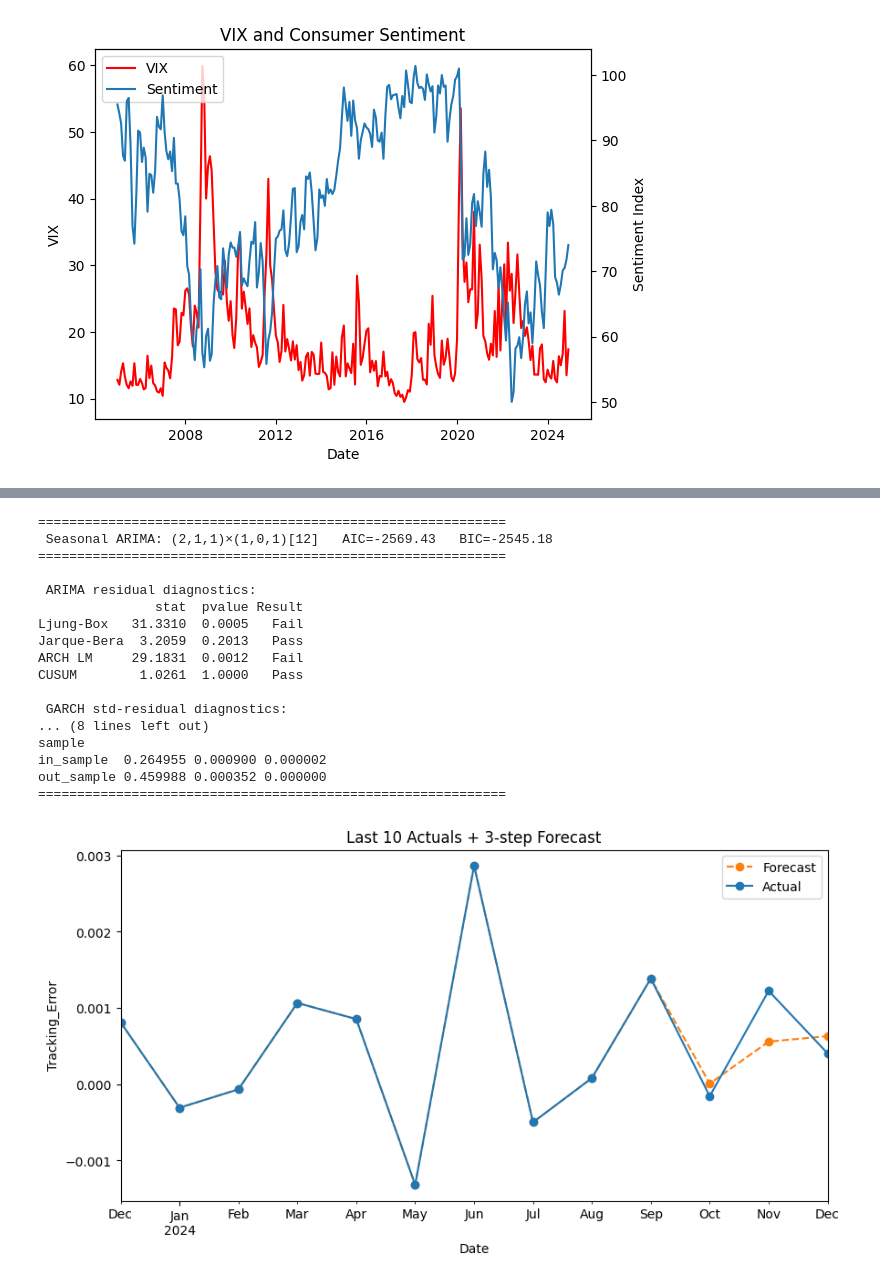
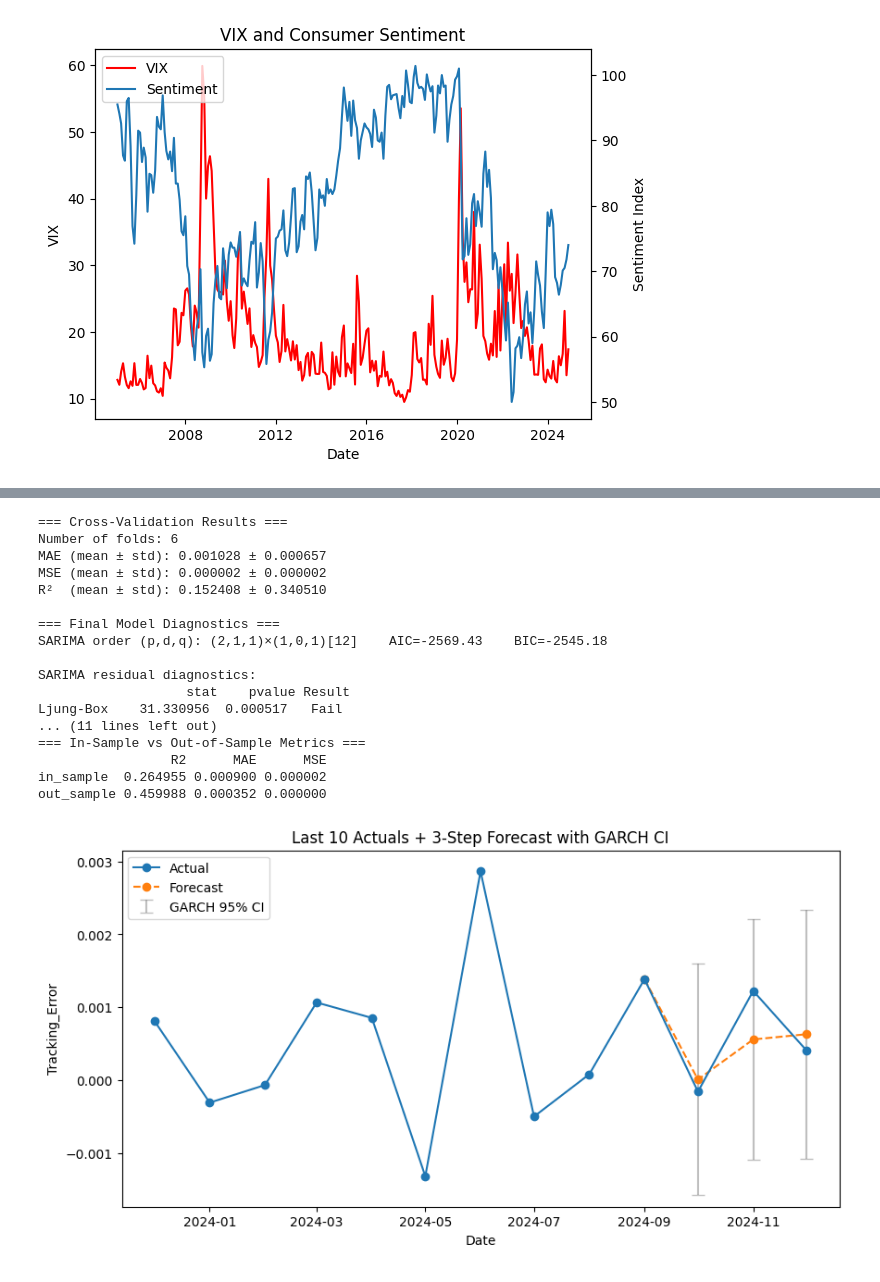
Before and after one commit to AatishDA1/ETF_TD_Forecasting, a Jupyter notebook: forecsating_models/qqq_te_forecasting.ipynb, the cells around one changed output, grey strips where cells are left out. Saved outputs shown, nothing was run; the diff lists cells and outputs as text; code cells hidden in the pictures.

Commit message:
Added MS_SARIMA QQQ Model

```diff
--- a/forecsating_models/qqq_te_forecasting.ipynb
+++ b/forecsating_models/qqq_te_forecasting.ipynb
@@ -144 +176,34 @@ plt.show()
+# %%
+def inv_yeojohnson(x, lmbda):
+    """
+    Invert a Yeo–Johnson transform.
+
+    Parameters
+    ----------
+    x : array-like
+        Transformed data.
+    lmbda : float
+        Yeo–Johnson lambda used in the forward transform.
+
+    Returns
+    -------
+    y : numpy.ndarray
+        Original data (inverse-transformed).
+    """
+    x = np.asarray(x, float)
+    y = np.zeros_like(x)
+    pos, neg = x >= 0, x < 0
+
+    # Positive branch
+    if lmbda != 0:
+        y[pos] = (x[pos] * lmbda + 1) ** (1 / lmbda) - 1
+    else:
+        y[pos] = np.exp(x[pos]) - 1
+    # Negative branch
+    if lmbda != 2:
+        y[neg] = 1 - ((-x[neg] * (2 - lmbda) + 1) ** (1 / (2 - lmbda)))
+    else:
+        y[neg] = 1 - np.exp(-x[neg])
+
+    return y
 # %%
@@ -341,30 +456,30 @@ def fit_seasonal_winsor_arima_garch(
         'metrics':     metrics
     }
 # %%
-results = fit_seasonal_winsor_arima_garch(
+results = fit_sarima_garch_cv(
     qqq['Tracking_Error'],
     n=3,
-    winsor_limits=(0.01,0.01),
-    seasonal_period=12,
-    plot=False,
+    cv_window=60,    # 5 years of monthly data
+    cv_step=30,      # Jump by 30 months each fold
+    n_jobs=-1,       # use all CPU cores
     forecast_plot=True
 )
 # %% [output]
-============================================================
- Seasonal ARIMA: (2,1,1)×(1,0,1)[12]   AIC=-2569.43   BIC=-2545.18
-============================================================
+=== Cross-Validation Results ===
+Number of folds: 6
+MAE (mean ± std): 0.001028 ± 0.000657
+MSE (mean ± std): 0.000002 ± 0.000002
+R²  (mean ± std): 0.152408 ± 0.340510
 
- ARIMA residual diagnostics:
-               stat  pvalue Result
-Ljung-Box   31.3310  0.0005   Fail
-Jarque-Bera  3.2059  0.2013   Pass
-ARCH LM     29.1831  0.0012   Fail
-CUSUM        1.0261  1.0000   Pass
+=== Final Model Diagnostics ===
+SARIMA order (p,d,q): (2,1,1)×(1,0,1)[12]    AIC=-2569.43    BIC=-2545.18
 
- GARCH std-residual diagnostics:
-... (8 lines left out)
-sample
+SARIMA residual diagnostics:
+                   stat    pvalue Result
+Ljung-Box    31.330956  0.000517   Fail
+... (11 lines left out)
+=== In-Sample vs Out-of-Sample Metrics ===
+                 R2      MAE      MSE
 in_sample  0.264955 0.000900 0.000002
 out_sample 0.459988 0.000352 0.000000
-============================================================
-[figure, old version]
+[figure, new version]
```
Also changed, not shown: parts of 8 cells of this notebook.
